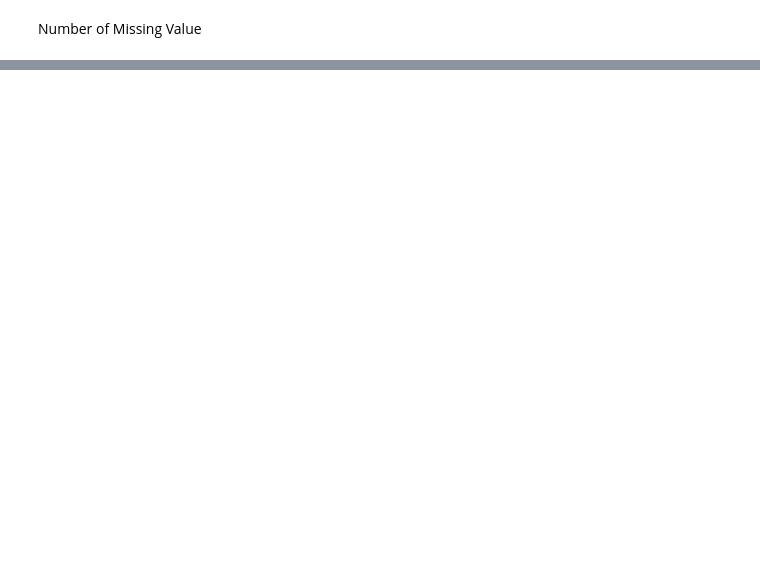
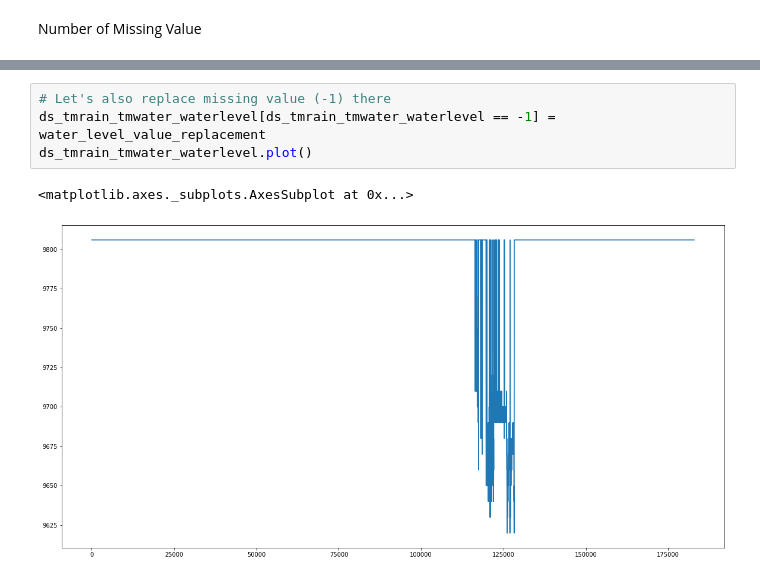
Before and after one commit to red-hat-bangkit/predict-ml, a Jupyter notebook: Predict.ipynb, the cells around one changed output, grey strips where cells are left out. Drawn from its saved outputs; the diff is of its cells as text; blank space fills up the shorter version.

```diff
--- a/Predict.ipynb
+++ b/Predict.ipynb
@@ -296,0 +244,7 @@ y=df_tmrain_tmwater['Banjir']
+# %%
+# Let's also replace missing value (-1) there
+ds_tmrain_tmwater_waterlevel[ds_tmrain_tmwater_waterlevel == -1] = water_level_value_replacement
+ds_tmrain_tmwater_waterlevel.plot()
+# %% [output]
+<matplotlib.axes._subplots.AxesSubplot at 0x...>
+[figure, added]
```
Also changed, not shown: parts of 57 cells of this notebook.
